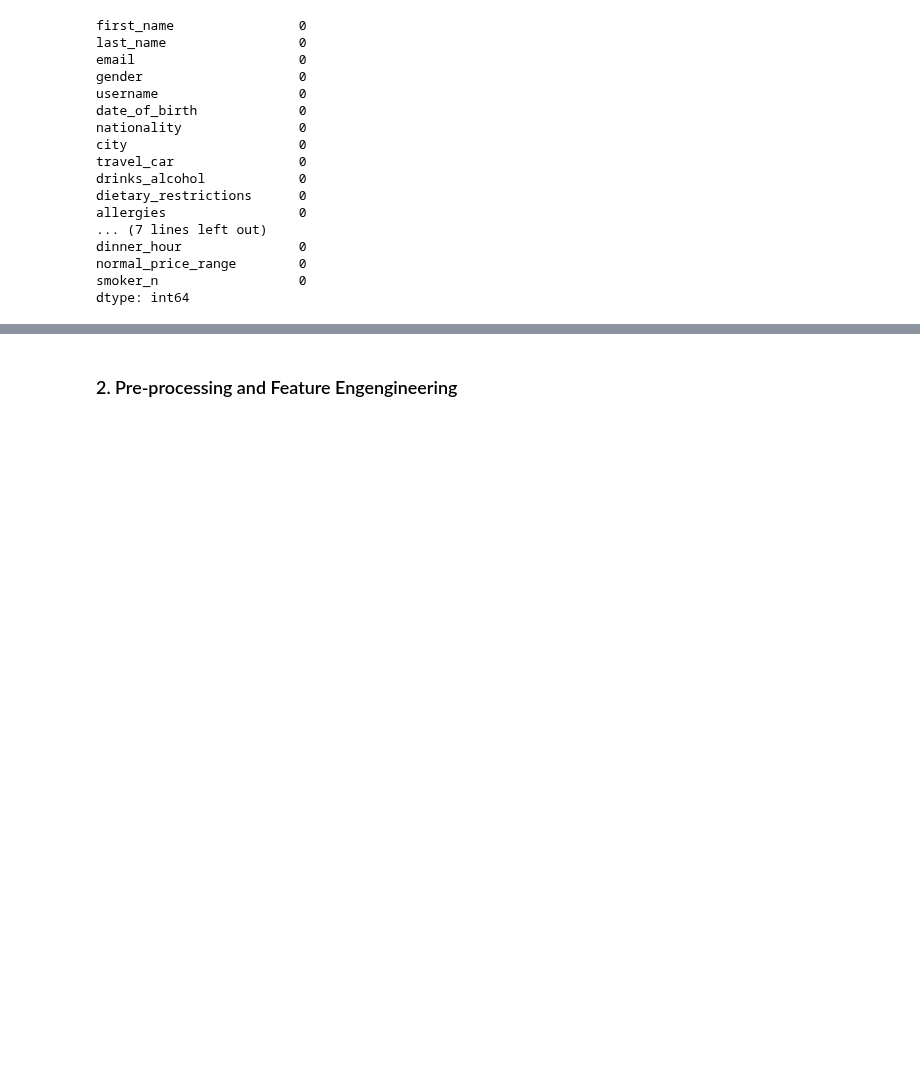
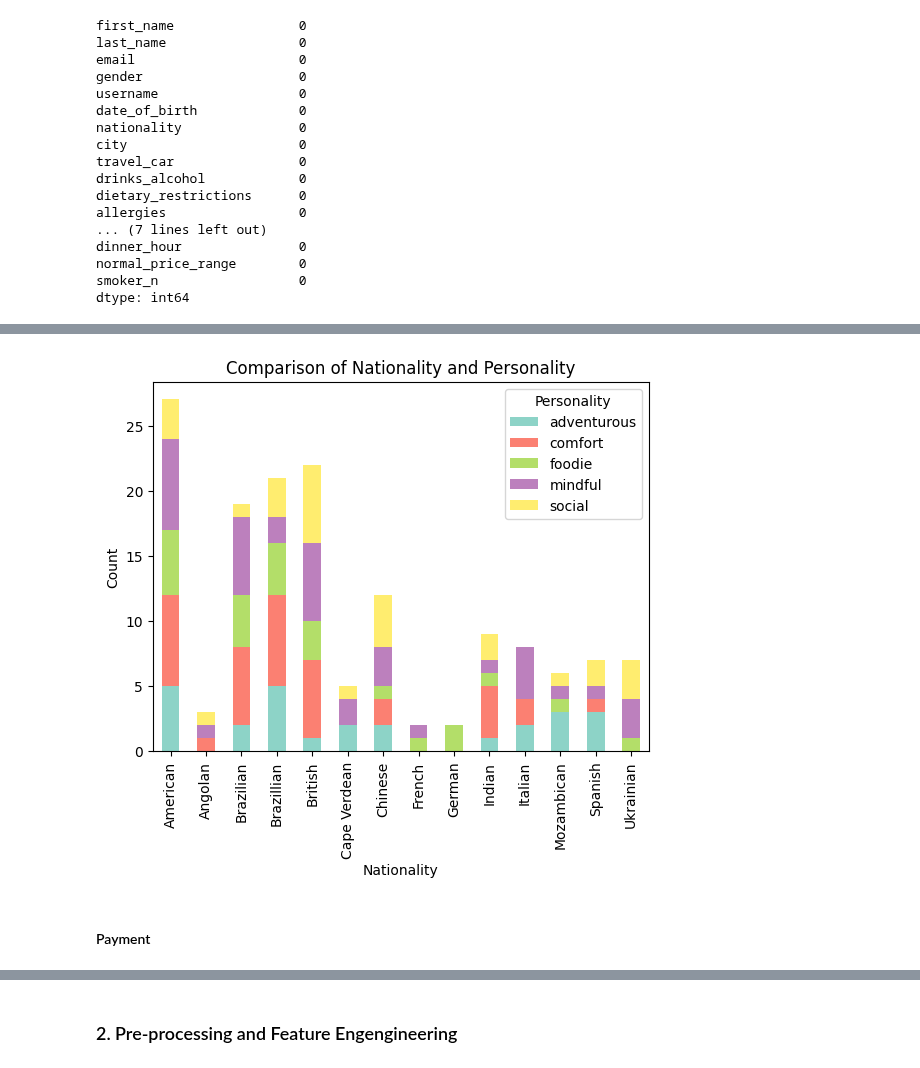
Before and after one commit to shaulleo/FlavourFlix, a Jupyter notebook: food_personality_model.ipynb, the cells around one changed output, grey strips where cells are left out. Cells and saved outputs as stored; diff of their text form; code cells hidden in the pictures; blank space fills up the shorter version.

```diff
--- a/food_personality_model.ipynb
+++ b/food_personality_model.ipynb
@@ -76,0 +125,20 @@ dtype: int64
+# %%
+# Filter the data to exclude Portuguese nationality
+filtered_data = clients_data[clients_data['nationality'] != 'Portuguese']
+
+# Create a pivot table to count the occurrences of each combination of Nationality and Personality
+pivot_table = pd.crosstab(filtered_data['nationality'], clients_data['personality'])
+
+# Plot a stacked bar chart
+pivot_table.plot(kind='bar', stacked=True, colormap='Set3')
+
+# Customize the plot
+plt.title('Comparison of Nationality and Personality')
+plt.xlabel('Nationality')
+plt.ylabel('Count')
+
+# Show the plot
+plt.legend(title='Personality')
+plt.show()
+# %% [output]
+[figure, added]
@@ -76,0 +149,2 @@ dtype: int64
+# %% [markdown]
+#### Payment
```
Also changed, not shown: parts of 27 cells of this notebook.
